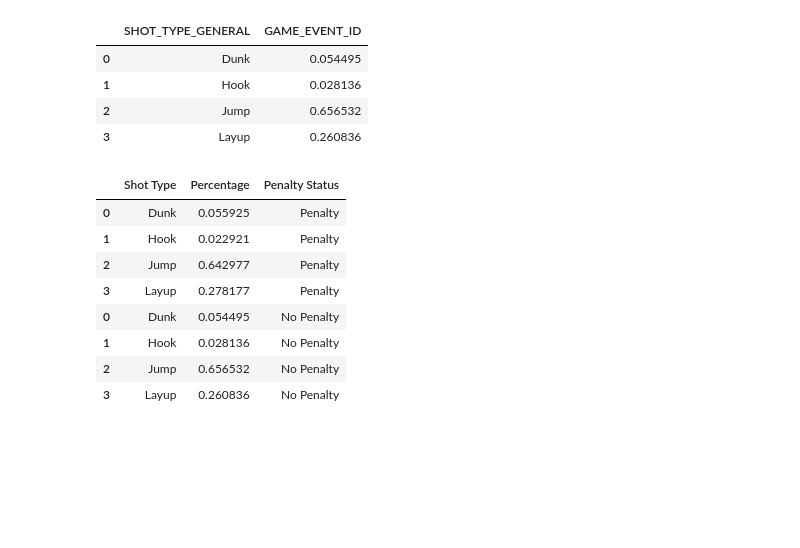
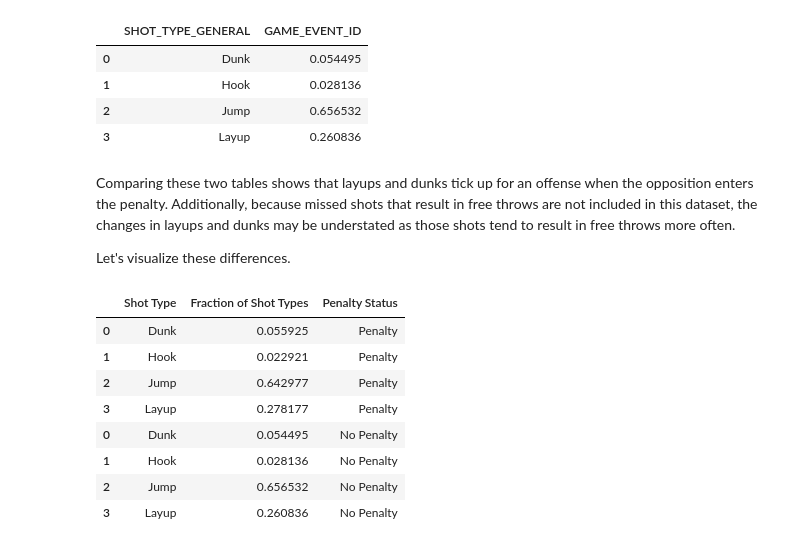
Before and after one commit to basketballrelativity/team-fouls, a Jupyter notebook: exploration.ipynb, the cells around one changed output. Saved outputs shown, nothing was run; the diff lists cells and outputs as text; code cells hidden in the pictures; blank space fills up the shorter version.

```diff
--- a/exploration.ipynb
+++ b/exploration.ipynb
@@ -279,14 +264,18 @@ no_penalty_shot_df
 | 1 | Hook | 0.028136 |
 | 2 | Jump | 0.656532 |
 | 3 | Layup | 0.260836 |
+# %% [markdown]
+Comparing these two tables shows that layups and dunks tick up for an offense when the opposition enters the penalty. Additionally, because missed shots that result in free throws are not included in this dataset, the changes in layups and dunks may be understated as those shots tend to result in free throws more often.
+
+Let's visualize these differences.
 # %%
 penalty_shot_df["Type"] = ["Penalty"]*len(penalty_shot_df)
 no_penalty_shot_df["Type"] = ["No Penalty"]*len(no_penalty_shot_df)
 shot_df = pd.concat([penalty_shot_df, no_penalty_shot_df])
-shot_df.columns = ["Shot Type", "Percentage", "Penalty Status"]
+shot_df.columns = ["Shot Type", "Fraction of Shot Types", "Penalty Status"]
 shot_df
 # %% [output]
-|  | Shot Type | Percentage | Penalty Status |
+|  | Shot Type | Fraction of Shot Types | Penalty Status |
 | 0 | Dunk | 0.055925 | Penalty |
 | 1 | Hook | 0.022921 | Penalty |
 | 2 | Jump | 0.642977 | Penalty |
```
Also changed, not shown: parts of 20 cells of this notebook, 6 other files.
